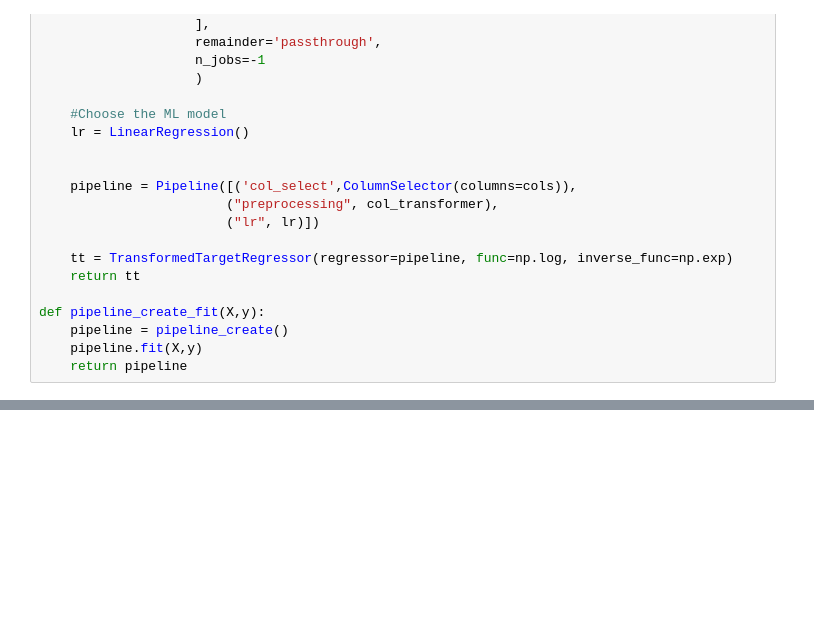
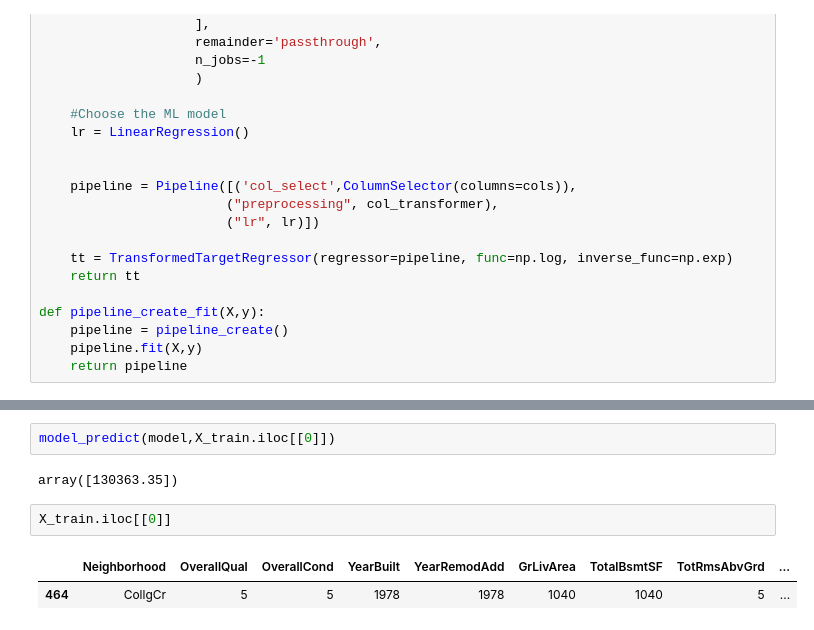
Before and after one commit to MarcoMontez/house_price_predictor, a Jupyter notebook: src/main.ipynb, the cells around one changed output, grey strips where cells are left out. Drawn from its saved outputs; the diff is of its cells as text; blank space fills up the shorter version.

```diff
--- a/src/main.ipynb
+++ b/src/main.ipynb
@@ -125,0 +145,9 @@ test 0.022301820703550735
+# %%
+model_predict(model,X_train.iloc[[0]])
+# %% [output]
+array([130363.35])
+# %%
+X_train.iloc[[0]]
+# %% [output]
+|  | Neighborhood | OverallQual | OverallCond | YearBuilt | YearRemodAdd | GrLivArea | TotalBsmtSF | TotRmsAbvGrd | ... |
+| 464 | CollgCr | 5 | 5 | 1978 | 1978 | 1040 | 1040 | 5 | ... |
```
Also changed, not shown: parts of 3 cells of this notebook, 1 other file.
